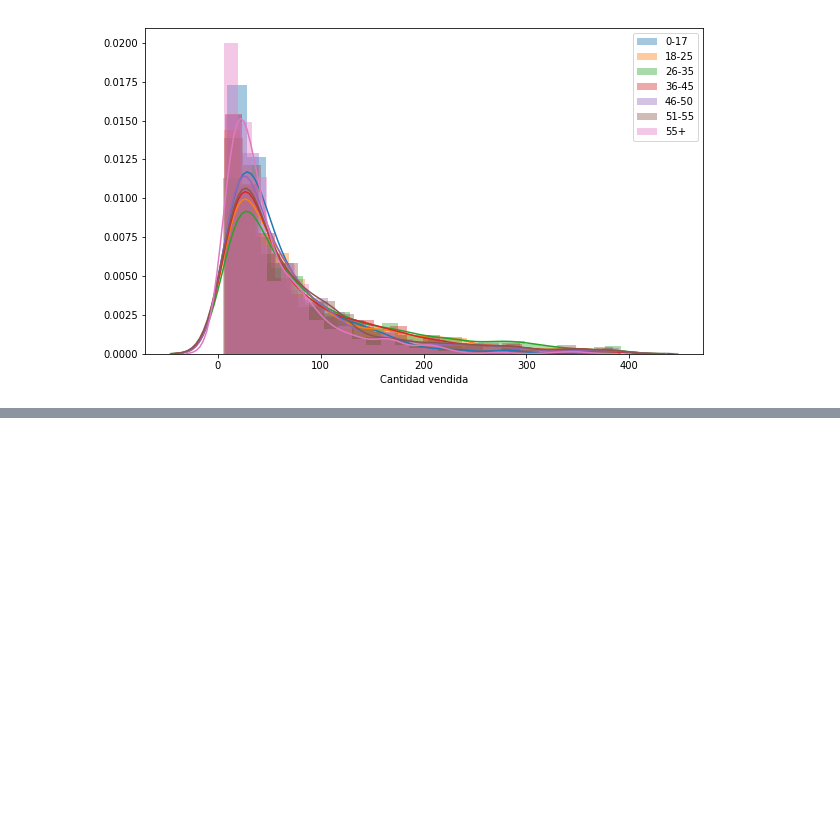
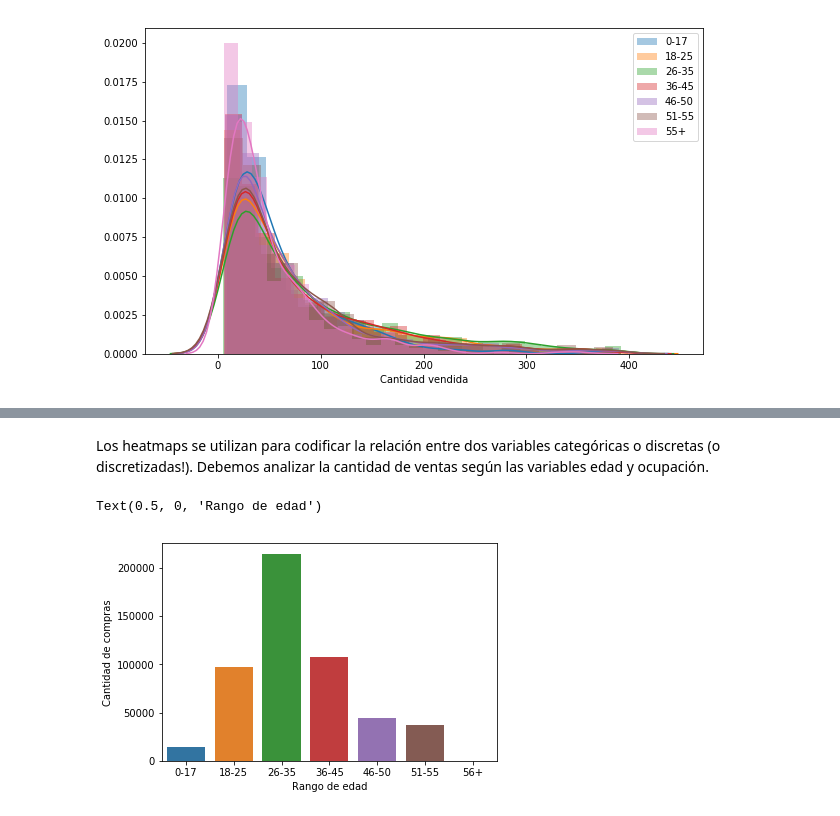
Before and after one commit to FranciscoEspinosa/Mentorias, a Jupyter notebook: 01_analysis_visualization.ipynb, the cells around one changed output, grey strips where cells are left out. Drawn from its saved outputs; the diff is of its cells as text; code cells hidden in the pictures; blank space fills up the shorter version.

```diff
--- a/01_analysis_visualization.ipynb
+++ b/01_analysis_visualization.ipynb
@@ -1285,0 +1331,13 @@ plt.legend()
+# %% [markdown]
+Los heatmaps se utilizan para codificar la relación entre dos variables categóricas o discretas (o discretizadas!).
+Debemos analizar la cantidad de ventas según las variables edad y ocupación.
+# %%
+## Analizamos la cantidad de ventas según la edad
+
+seaborn.countplot(data=ventas, x=ventas["Age"],
+                 order=['0-17','18-25','26-35','36-45','46-50','51-55','56+'])
+plt.ylabel('Cantidad de compras')
+plt.xlabel('Rango de edad')
+# %% [output]
+Text(0.5, 0, 'Rango de edad')
+[figure, added]
```
Also changed, not shown: parts of 8 cells of this notebook.
